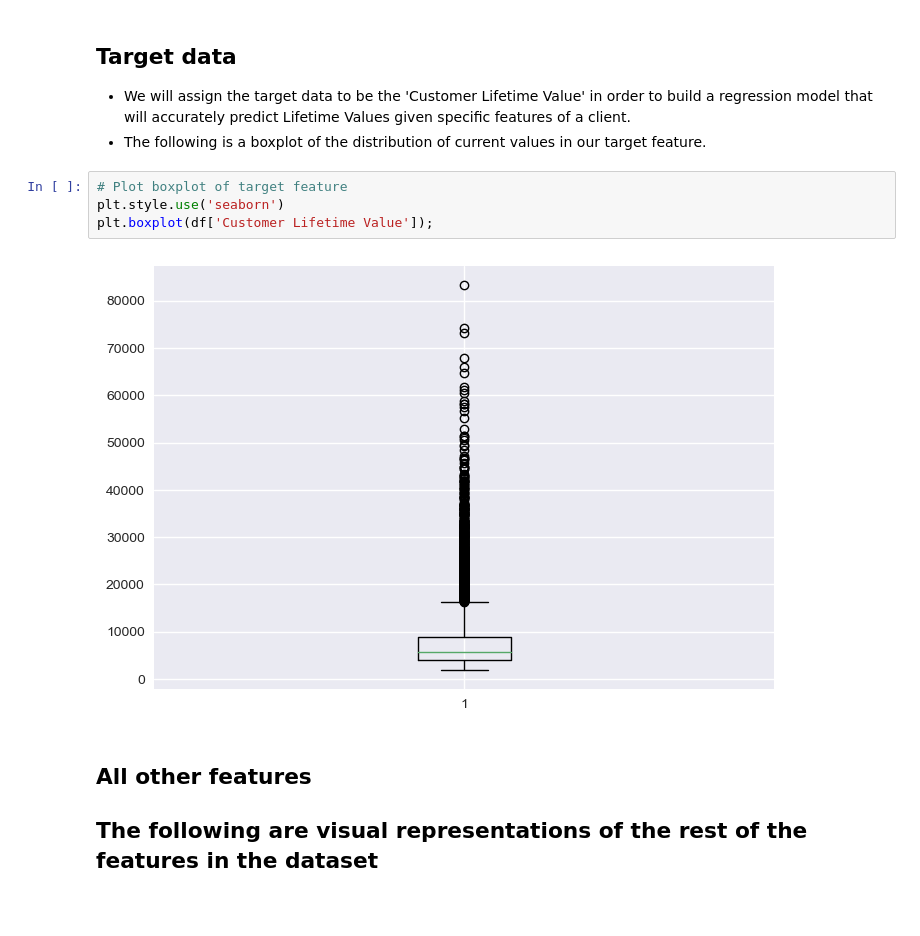
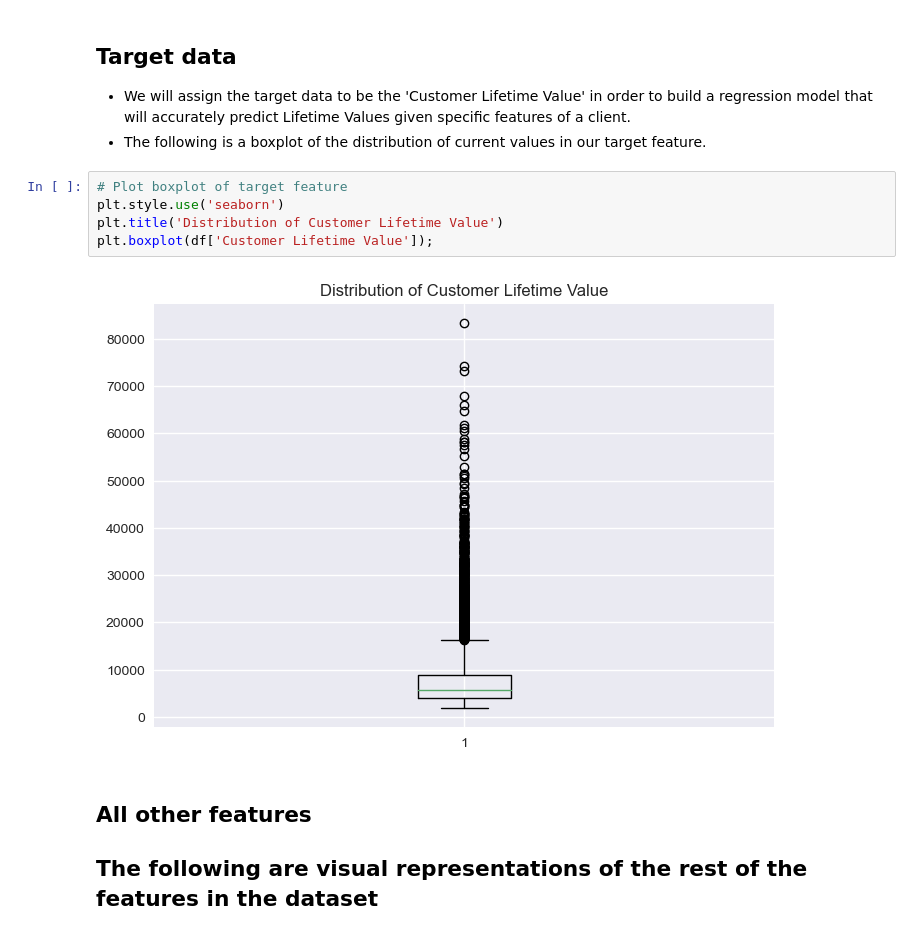
Before and after one commit to cipalisoc/Regressive-Modeling-Auto-Insurance-Premiums, a Jupyter notebook: Project_2_(Auto_Insurance).ipynb, the cells around one changed output. Saved outputs shown, nothing was run; the diff lists cells and outputs as text; blank space fills up the shorter version.

```diff
--- a/Project_2_(Auto_Insurance).ipynb
+++ b/Project_2_(Auto_Insurance).ipynb
@@ -219,9 +236,10 @@ df.describe(include='object')
 # %%
 # Plot boxplot of target feature
 plt.style.use('seaborn')
+plt.title('Distribution of Customer Lifetime Value')
 plt.boxplot(df['Customer Lifetime Value']);
 # %% [output]
-[figure, old version]
+[figure, new version]
 # %% [markdown]
 ## All other features
 ## The following are visual representations of the rest of the features in the dataset
```
Also changed, not shown: parts of 36 cells of this notebook.
